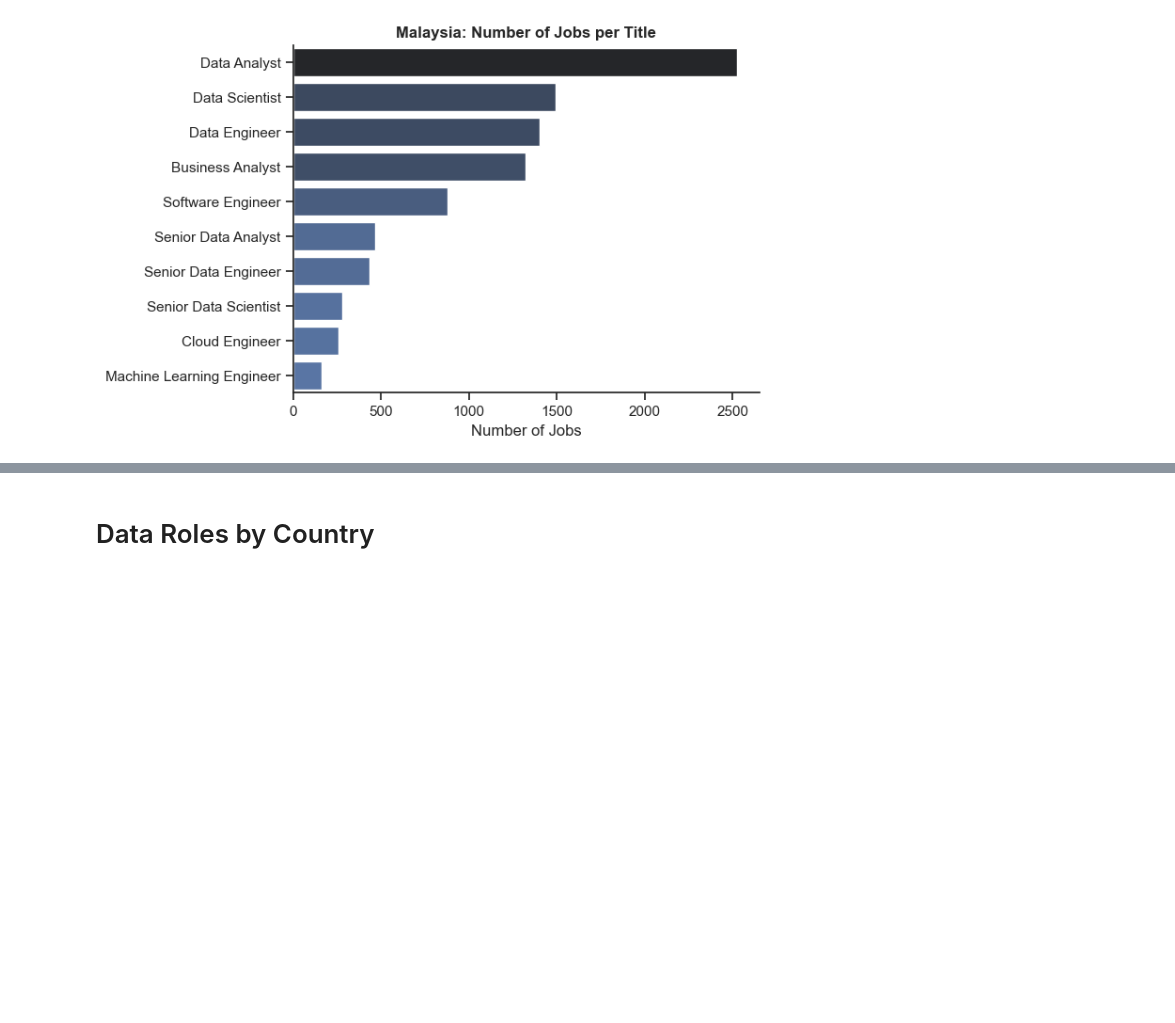
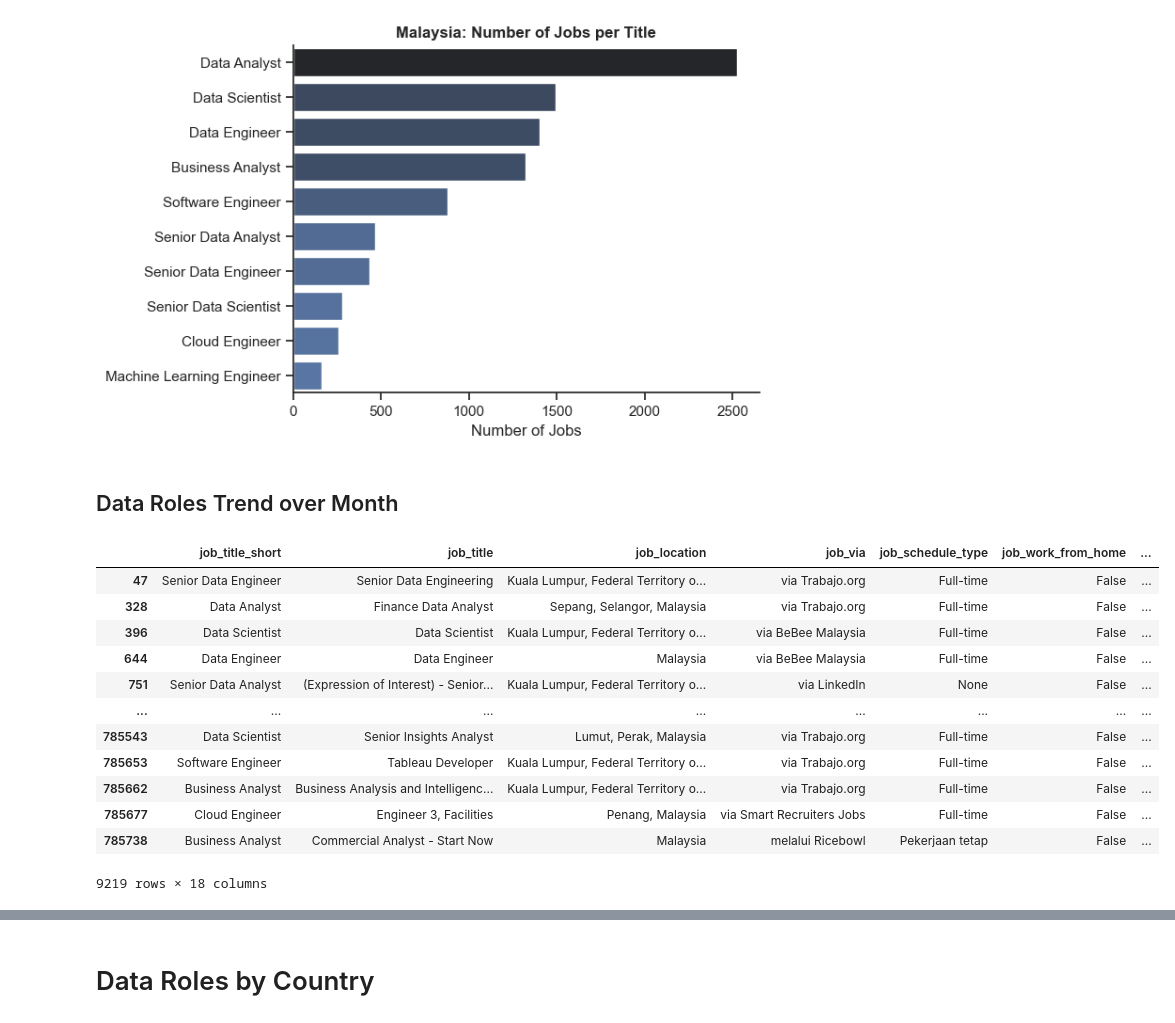
Before and after one commit to swlim03/Data_Jobs_Analysis, a Jupyter notebook: Data_Jobs/1_EDA.ipynb, the cells around one changed output, grey strips where cells are left out. Drawn from its saved outputs; the diff is of its cells as text; code cells hidden in the pictures; blank space fills up the shorter version.

```diff
--- a/Data_Jobs/1_EDA.ipynb
+++ b/Data_Jobs/1_EDA.ipynb
@@ -84,3 +84,21 @@ plt.ylabel('')
 # %% [output]
 Text(0, 0.5, '')
 [figure]
+# %% [markdown]
+## Data Roles Trend over Month
+# %%
+df_my
+# %% [output]
+|  | job_title_short | job_title | job_location | job_via | job_schedule_type | job_work_from_home | ... |
+| 47 | Senior Data Engineer | Senior Data Engineering | Kuala Lumpur, Federal Territory o... | via Trabajo.org | Full-time | False | ... |
+| 328 | Data Analyst | Finance Data Analyst | Sepang, Selangor, Malaysia | via Trabajo.org | Full-time | False | ... |
+| 396 | Data Scientist | Data Scientist | Kuala Lumpur, Federal Territory o... | via BeBee Malaysia | Full-time | False | ... |
+| 644 | Data Engineer | Data Engineer | Malaysia | via BeBee Malaysia | Full-time | False | ... |
+| 751 | Senior Data Analyst | (Expression of Interest) - Senior... | Kuala Lumpur, Federal Territory o... | via LinkedIn | None | False | ... |
+| ... | ... | ... | ... | ... | ... | ... | ... |
+| 785543 | Data Scientist | Senior Insights Analyst | Lumut, Perak, Malaysia | via Trabajo.org | Full-time | False | ... |
+| 785653 | Software Engineer | Tableau Developer | Kuala Lumpur, Federal Territory o... | via Trabajo.org | Full-time | False | ... |
+| 785662 | Business Analyst | Business Analysis and Intelligenc... | Kuala Lumpur, Federal Territory o... | via Trabajo.org | Full-time | False | ... |
+| 785677 | Cloud Engineer | Engineer 3, Facilities | Penang, Malaysia | via Smart Recruiters Jobs | Full-time | False | ... |
+| 785738 | Business Analyst | Commercial Analyst - Start Now | Malaysia | melalui Ricebowl | Pekerjaan tetap | False | ... |
+9219 rows × 18 columns
```
Also changed, not shown: parts of 2 cells of this notebook.
